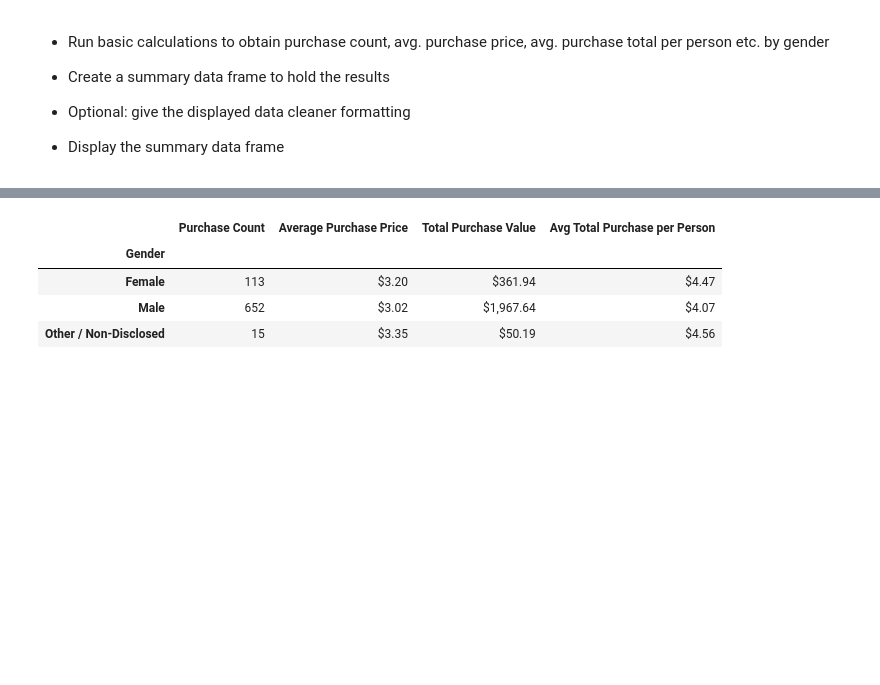
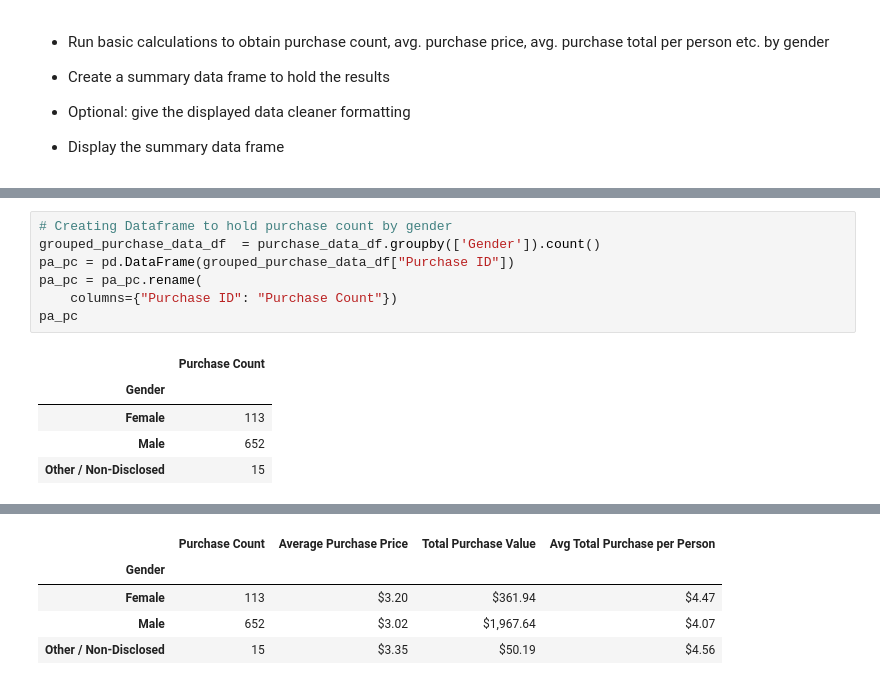
Before and after one commit to benjyms/pandas-challenge, a Jupyter notebook: HeroesOfPymoli/HeroesOfPymoli_starter.ipynb, the cells around one changed output, grey strips where cells are left out. Drawn from its saved outputs; the diff is of its cells as text; blank space fills up the shorter version.

```diff
--- a/HeroesOfPymoli/HeroesOfPymoli_starter.ipynb
+++ b/HeroesOfPymoli/HeroesOfPymoli_starter.ipynb
@@ -194,0 +178,13 @@ merge_pa_df
+# %%
+# Creating Dataframe to hold purchase count by gender
+grouped_purchase_data_df  = purchase_data_df.groupby(['Gender']).count()
+pa_pc = pd.DataFrame(grouped_purchase_data_df["Purchase ID"])
+pa_pc = pa_pc.rename(
+    columns={"Purchase ID": "Purchase Count"})
+pa_pc
+# %% [output]
+|  | Purchase Count |
+| Gender |  |
+| Female | 113 |
+| Male | 652 |
+| Other / Non-Disclosed | 15 |
```
Also changed, not shown: parts of 4 cells of this notebook.
